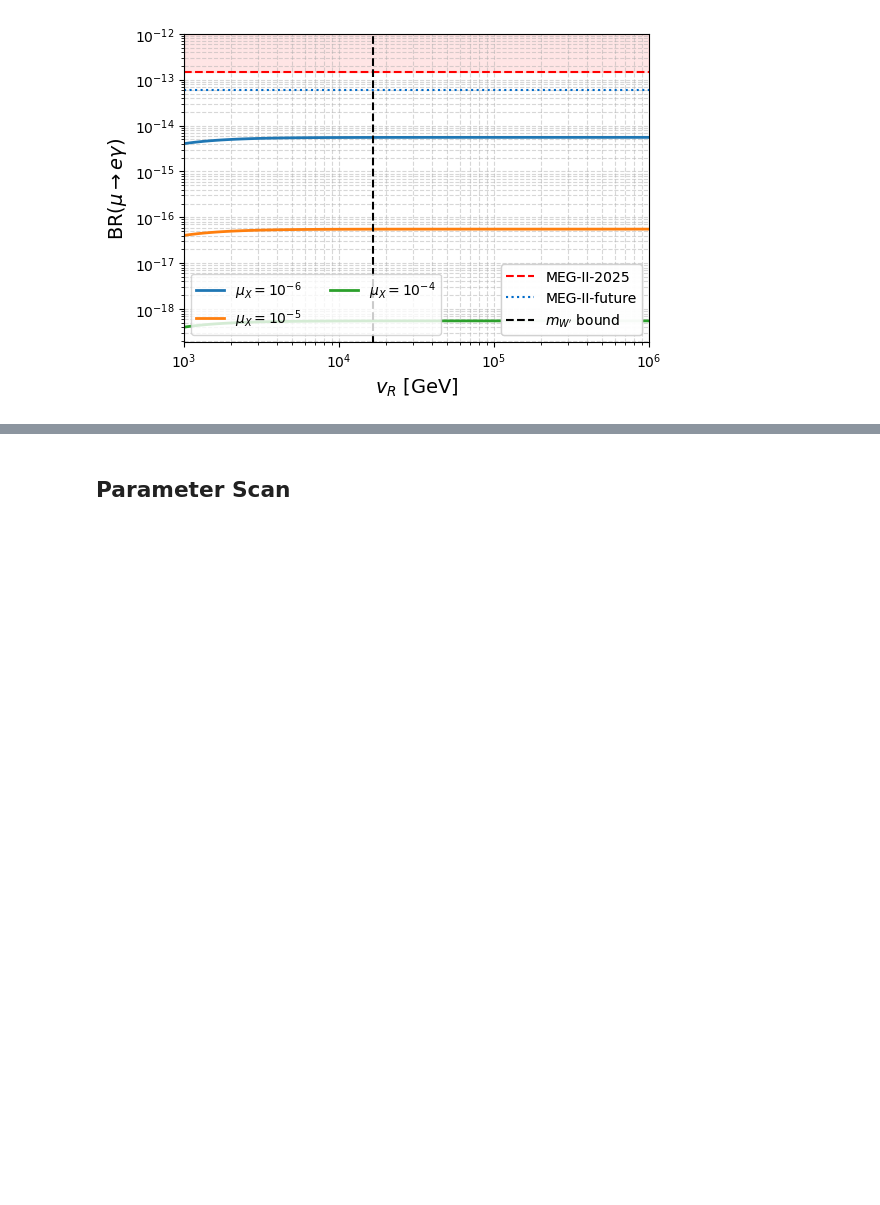
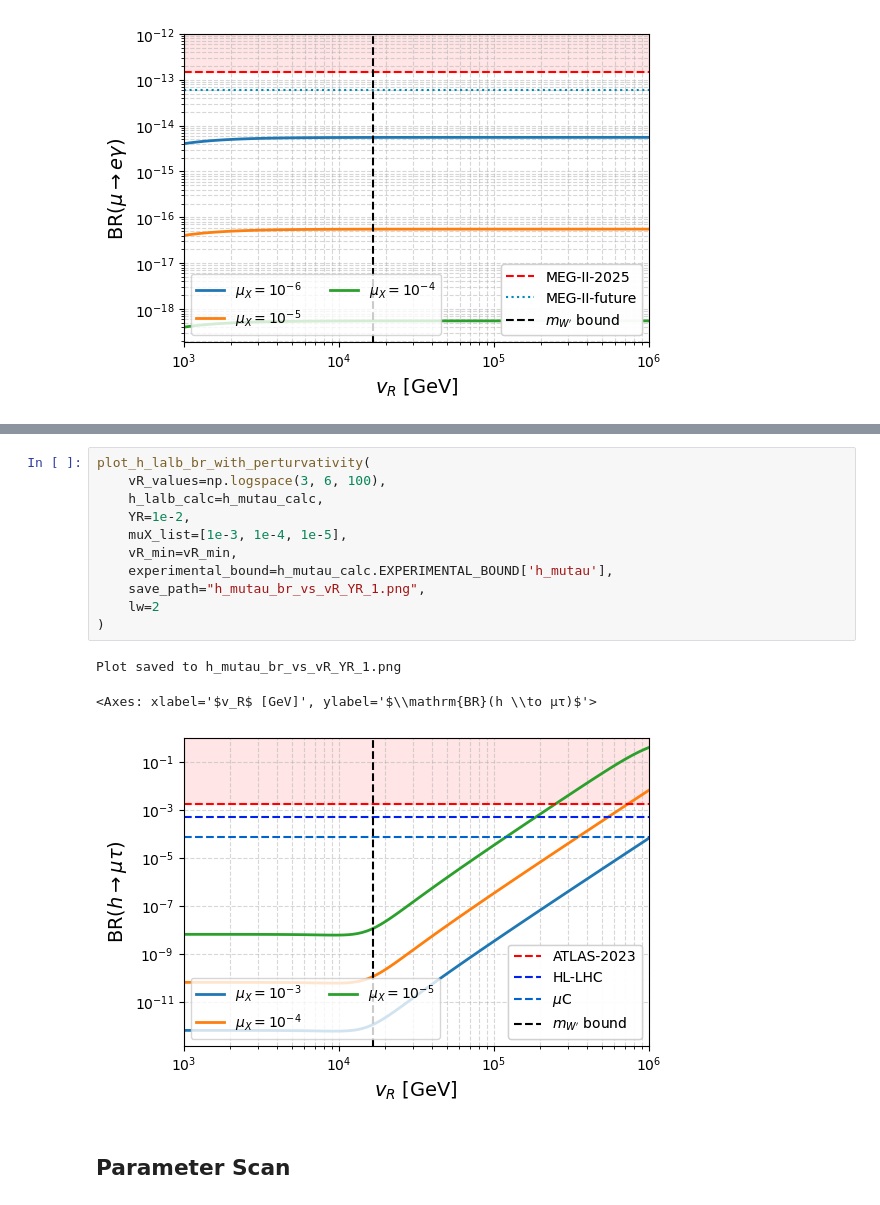
Before and after one commit to moiseszeleny/LRSM-with-Spheno, a Jupyter notebook: sympy_calculations/LFV decays DLRSM/lfv_decays_degenerate_allchannels.ipynb, the cells around one changed output, grey strips where cells are left out. Drawn from its saved outputs; the diff is of its cells as text; blank space fills up the shorter version.

```diff
--- a/sympy_calculations/LFV decays DLRSM/lfv_decays_degenerate_allchannels.ipynb
+++ b/sympy_calculations/LFV decays DLRSM/lfv_decays_degenerate_allchannels.ipynb
@@ -2444,3 +2723,18 @@ Plot saved to meg_br_vs_vR_YR_1.png
+# %%
+plot_h_lalb_br_with_perturvativity(
+    vR_values=np.logspace(3, 6, 100),
+    h_lalb_calc=h_mutau_calc,
+    YR=1e-2,
+    muX_list=[1e-3, 1e-4, 1e-5],
+    vR_min=vR_min,
+    experimental_bound=h_mutau_calc.EXPERIMENTAL_BOUND['h_mutau'],
+    save_path="h_mutau_br_vs_vR_YR_1.png",
+    lw=2
+)
+# %% [output]
+Plot saved to h_mutau_br_vs_vR_YR_1.png
+<Axes: xlabel='$v_R$ [GeV]', ylabel='$\\mathrm{BR}(h \\to μτ)$'>
+[figure, added]
 # %% [markdown]
 ## Parameter Scan
 # %%
```
Also changed, not shown: parts of 14 cells of this notebook, 6 other files.
